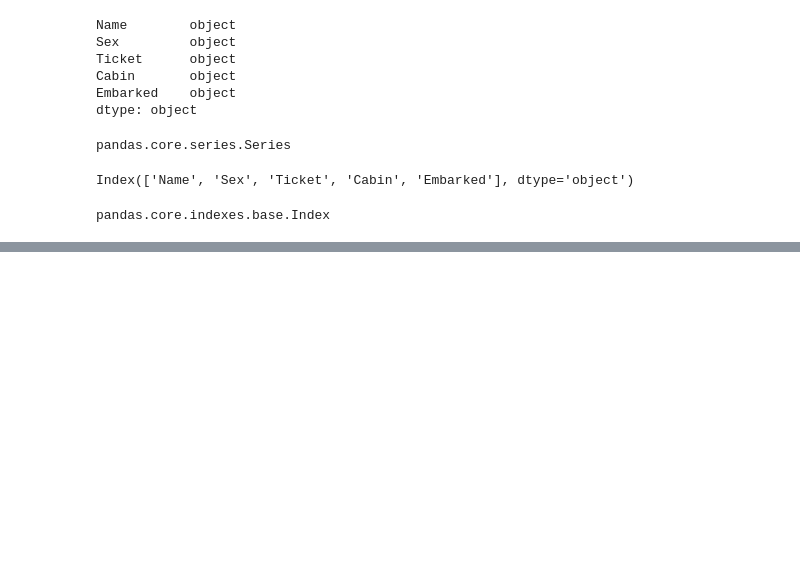
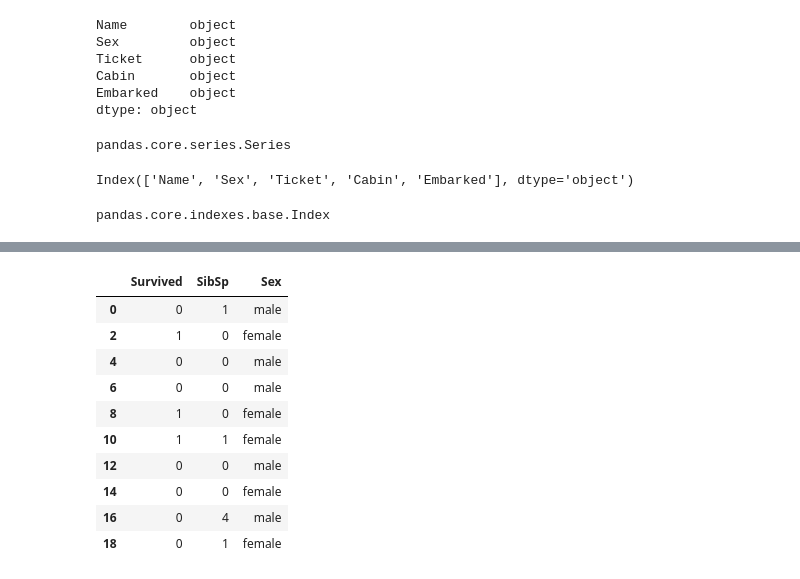
Before and after one commit to Parag18081994/Ghost, a Jupyter notebook: Python/Machine Learning iNeuron/19th_July_ML.ipynb, the cells around one changed output, grey strips where cells are left out. Drawn from its saved outputs; the diff is of its cells as text; code cells hidden in the pictures; blank space fills up the shorter version.

```diff
--- a/Python/Machine Learning iNeuron/19th_July_ML.ipynb
+++ b/Python/Machine Learning iNeuron/19th_July_ML.ipynb
@@ -177,0 +165,16 @@ titanic_train[b]
+# %%
+#getting data in a dataframe
+titanic_train[['Survived']][0:20:2]
+titanic_train[['Survived','SibSp','Sex']][0:20:2]
+# %% [output]
+|  | Survived | SibSp | Sex |
+| 0 | 0 | 1 | male |
+| 2 | 1 | 0 | female |
+| 4 | 0 | 0 | male |
+| 6 | 0 | 0 | male |
+| 8 | 1 | 0 | female |
+| 10 | 1 | 1 | female |
+| 12 | 0 | 0 | male |
+| 14 | 0 | 0 | female |
+| 16 | 0 | 4 | male |
+| 18 | 0 | 1 | female |
```
Also changed, not shown: parts of 26 cells of this notebook.
